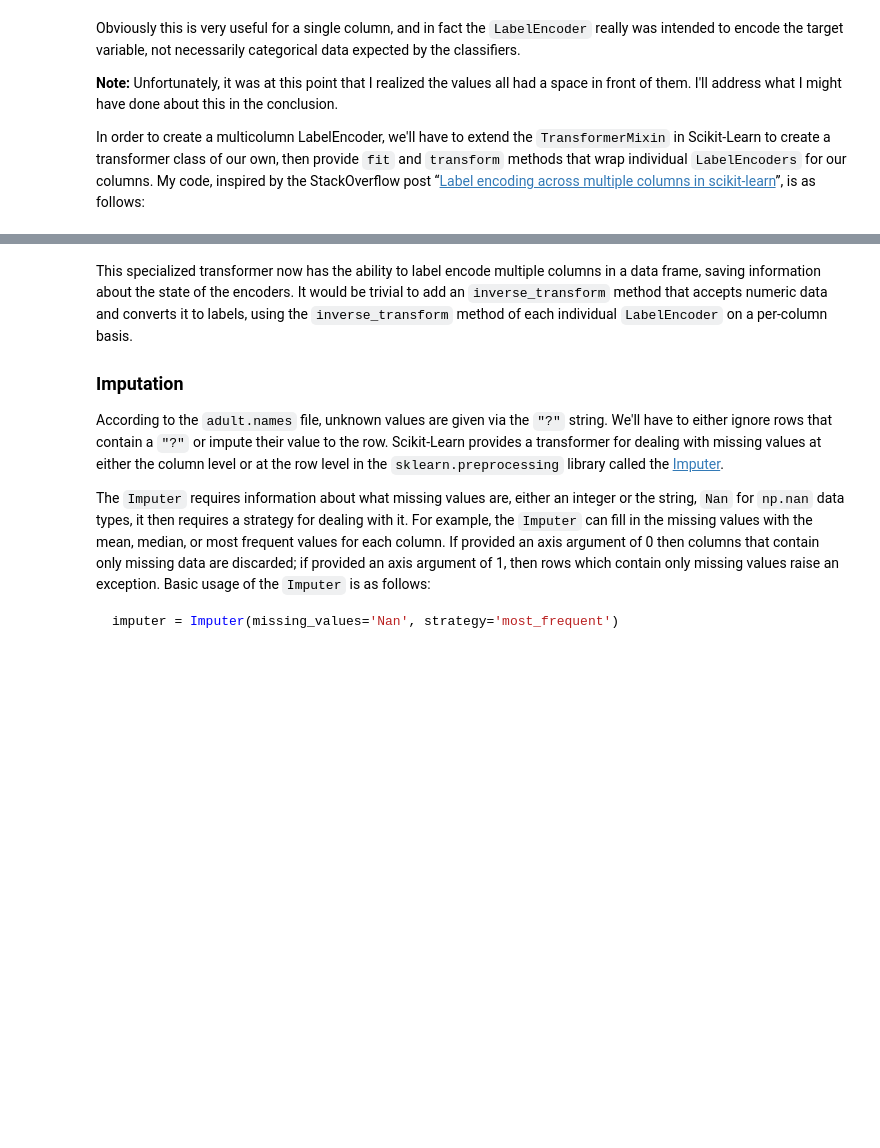
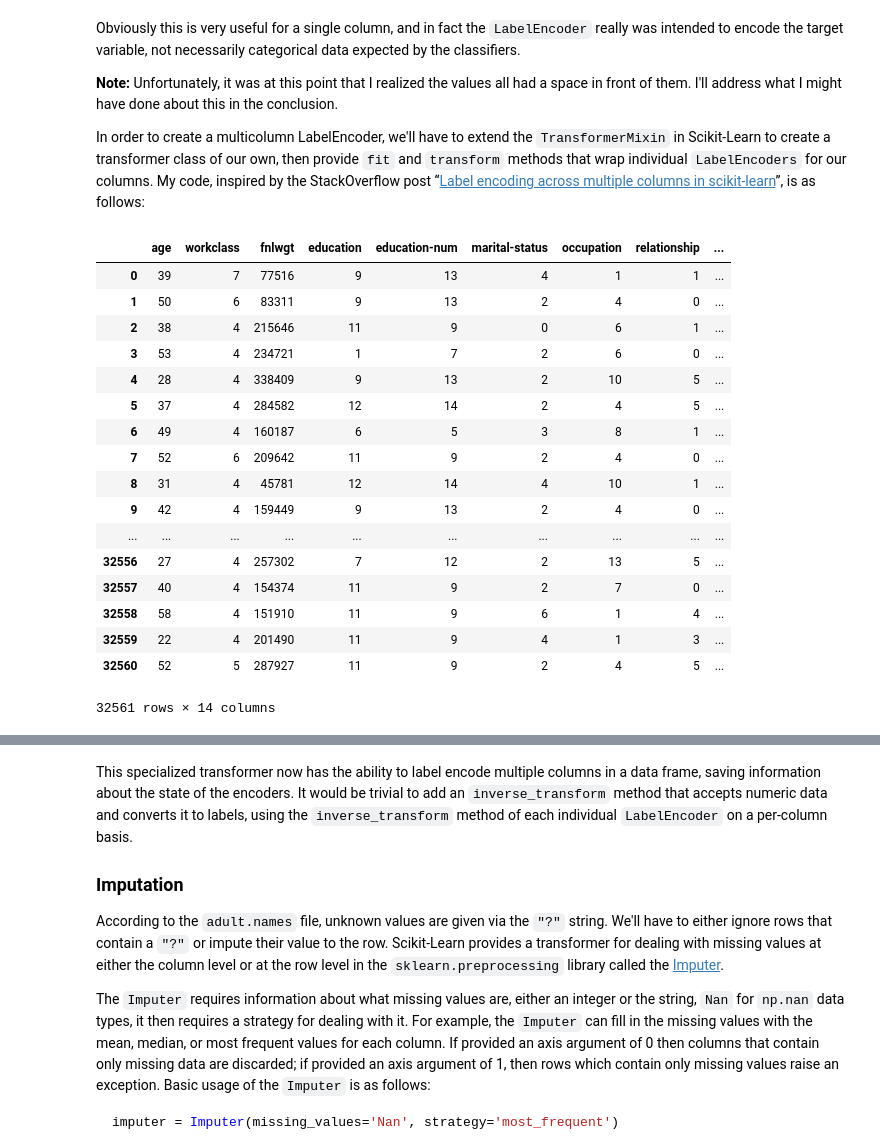
Before and after one commit to MarkjoyGU/Injury-Prediction, a Jupyter notebook: examples/bbengfort/census/census.ipynb, the cells around one changed output, grey strips where cells are left out. Drawn from its saved outputs; the diff is of its cells as text; code cells hidden in the pictures; blank space fills up the shorter version.

```diff
--- a/examples/bbengfort/census/census.ipynb
+++ b/examples/bbengfort/census/census.ipynb
@@ -113,8 +147,8 @@ meta = {
     },
 }
 
-with open('data/meta.json', 'w') as f:
-    json.dump(meta, f, indent=2)
+# with open('data/meta.json', 'w') as f:
+#     json.dump(meta, f, indent=2)
 # %% [markdown]
 This code creates a `meta.json` file by inspecting the data frame that we have constructued. The `target_names` column, is just the two unique values in the `data.income` series; by using the `pd.Series.unique` method - we're guarenteed to spot data errors if there are more or less than two values. The `feature_names` is simply the names of all the columns.
 
@@ -204,30 +254,51 @@ class EncodeCategorical(BaseEstimator, TransformerMixin):
         self.columns  = [col for col in columns]
         self.encoders = None
 
     def fit(self, data, target=None):
         """
         Expects a data frame with named columns to encode.
         """
         # Encode all columns if columns is None
         if self.columns is None:
             self.columns = data.columns
 
         # Fit a label encoder for each column in the data frame
         self.encoders = {
             column: LabelEncoder().fit(data[column])
             for column in self.columns
         }
         return self
 
     def transform(self, data):
         """
         Uses the encoders to transform a data frame.
         """
         output = data.copy()
         for column, encoder in self.encoders.items():
             output[column] = encoder.transform(data[column])
 
         return output
 
 encoder = EncodeCategorical(dataset.categorical_features.keys())
 data = encoder.fit_transform(dataset.data)
+
+data
+# %% [output]
+|  | age | workclass | fnlwgt | education | education-num | marital-status | occupation | relationship | ... |
+| 0 | 39 | 7 | 77516 | 9 | 13 | 4 | 1 | 1 | ... |
+| 1 | 50 | 6 | 83311 | 9 | 13 | 2 | 4 | 0 | ... |
+| 2 | 38 | 4 | 215646 | 11 | 9 | 0 | 6 | 1 | ... |
+| 3 | 53 | 4 | 234721 | 1 | 7 | 2 | 6 | 0 | ... |
+| 4 | 28 | 4 | 338409 | 9 | 13 | 2 | 10 | 5 | ... |
+| 5 | 37 | 4 | 284582 | 12 | 14 | 2 | 4 | 5 | ... |
+| 6 | 49 | 4 | 160187 | 6 | 5 | 3 | 8 | 1 | ... |
+| 7 | 52 | 6 | 209642 | 11 | 9 | 2 | 4 | 0 | ... |
+| 8 | 31 | 4 | 45781 | 12 | 14 | 4 | 10 | 1 | ... |
+| 9 | 42 | 4 | 159449 | 9 | 13 | 2 | 4 | 0 | ... |
+| ... | ... | ... | ... | ... | ... | ... | ... | ... | ... |
+| 32556 | 27 | 4 | 257302 | 7 | 12 | 2 | 13 | 5 | ... |
+| 32557 | 40 | 4 | 154374 | 11 | 9 | 2 | 7 | 0 | ... |
+| 32558 | 58 | 4 | 151910 | 11 | 9 | 6 | 1 | 4 | ... |
+| 32559 | 22 | 4 | 201490 | 11 | 9 | 4 | 1 | 3 | ... |
+| 32560 | 52 | 5 | 287927 | 11 | 9 | 2 | 4 | 5 | ... |
+32561 rows × 14 columns
```
Also changed, not shown: parts of 13 cells of this notebook, 8 other files.
